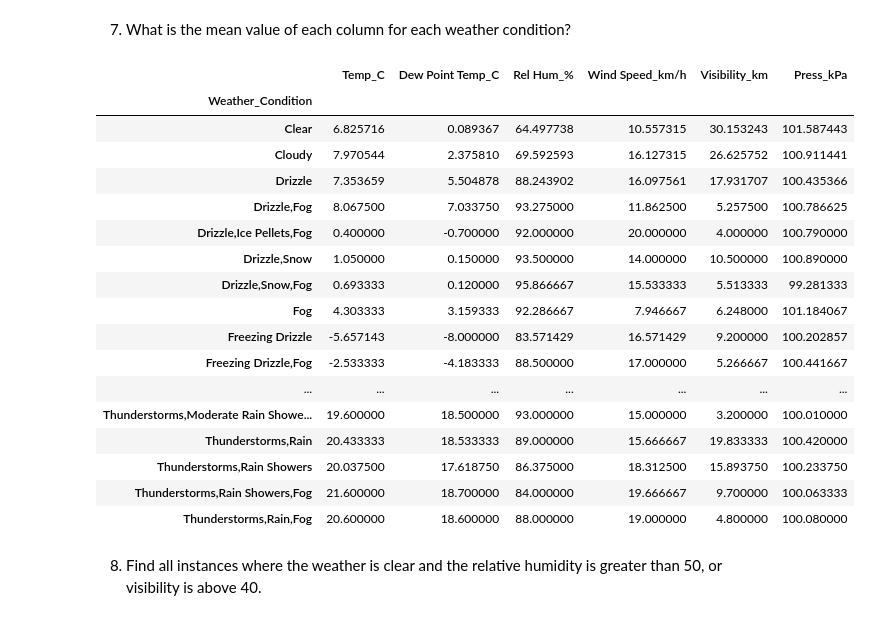
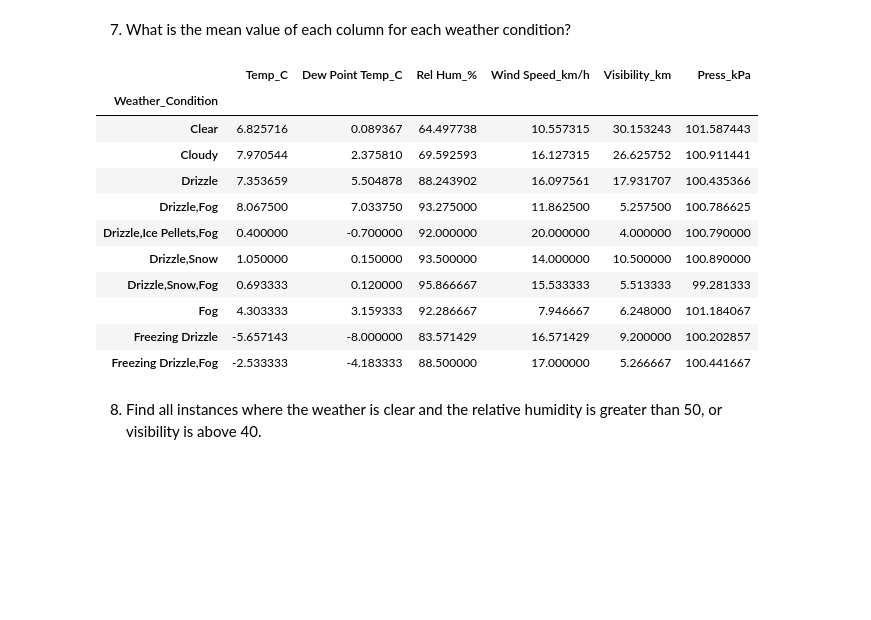
Before and after one commit to tony-nyagah/lux-academy, a Jupyter notebook: src/lux_academy/5-week-bootcamp/week-1/weather-analysis.ipynb, the cells around one changed output. Drawn from its saved outputs; the diff is of its cells as text; code cells hidden in the pictures; blank space fills up the shorter version.

```diff
--- a/src/lux_academy/5-week-bootcamp/week-1/weather-analysis.ipynb
+++ b/src/lux_academy/5-week-bootcamp/week-1/weather-analysis.ipynb
@@ -113,26 +113,20 @@ wind_visibility_record
 # %%
 numerical_data = data[["Temp_C", "Dew Point Temp_C", "Rel Hum_%", "Wind Speed_km/h", "Visibility_km", "Press_kPa", "Weather_Condition"]]
 mean_weather_condition_data = numerical_data.groupby("Weather_Condition").mean()
-mean_weather_condition_data
+mean_weather_condition_data[:10]
 # %% [output]
 |  | Temp_C | Dew Point Temp_C | Rel Hum_% | Wind Speed_km/h | Visibility_km | Press_kPa |
 | Weather_Condition |  |  |  |  |  |  |
 | Clear | 6.825716 | 0.089367 | 64.497738 | 10.557315 | 30.153243 | 101.587443 |
 | Cloudy | 7.970544 | 2.375810 | 69.592593 | 16.127315 | 26.625752 | 100.911441 |
 | Drizzle | 7.353659 | 5.504878 | 88.243902 | 16.097561 | 17.931707 | 100.435366 |
 | Drizzle,Fog | 8.067500 | 7.033750 | 93.275000 | 11.862500 | 5.257500 | 100.786625 |
 | Drizzle,Ice Pellets,Fog | 0.400000 | -0.700000 | 92.000000 | 20.000000 | 4.000000 | 100.790000 |
 | Drizzle,Snow | 1.050000 | 0.150000 | 93.500000 | 14.000000 | 10.500000 | 100.890000 |
 | Drizzle,Snow,Fog | 0.693333 | 0.120000 | 95.866667 | 15.533333 | 5.513333 | 99.281333 |
 | Fog | 4.303333 | 3.159333 | 92.286667 | 7.946667 | 6.248000 | 101.184067 |
 | Freezing Drizzle | -5.657143 | -8.000000 | 83.571429 | 16.571429 | 9.200000 | 100.202857 |
 | Freezing Drizzle,Fog | -2.533333 | -4.183333 | 88.500000 | 17.000000 | 5.266667 | 100.441667 |
-| ... | ... | ... | ... | ... | ... | ... |
-| Thunderstorms,Moderate Rain Showe... | 19.600000 | 18.500000 | 93.000000 | 15.000000 | 3.200000 | 100.010000 |
-| Thunderstorms,Rain | 20.433333 | 18.533333 | 89.000000 | 15.666667 | 19.833333 | 100.420000 |
-| Thunderstorms,Rain Showers | 20.037500 | 17.618750 | 86.375000 | 18.312500 | 15.893750 | 100.233750 |
-| Thunderstorms,Rain Showers,Fog | 21.600000 | 18.700000 | 84.000000 | 19.666667 | 9.700000 | 100.063333 |
-| Thunderstorms,Rain,Fog | 20.600000 | 18.600000 | 88.000000 | 19.000000 | 4.800000 | 100.080000 |
 # %% [markdown]
 8. Find all instances where the weather is clear and the relative humidity is greater than 50, or visibility is above 40.
 # %%
```
Also changed, not shown: parts of 13 cells of this notebook, 5 other files.
